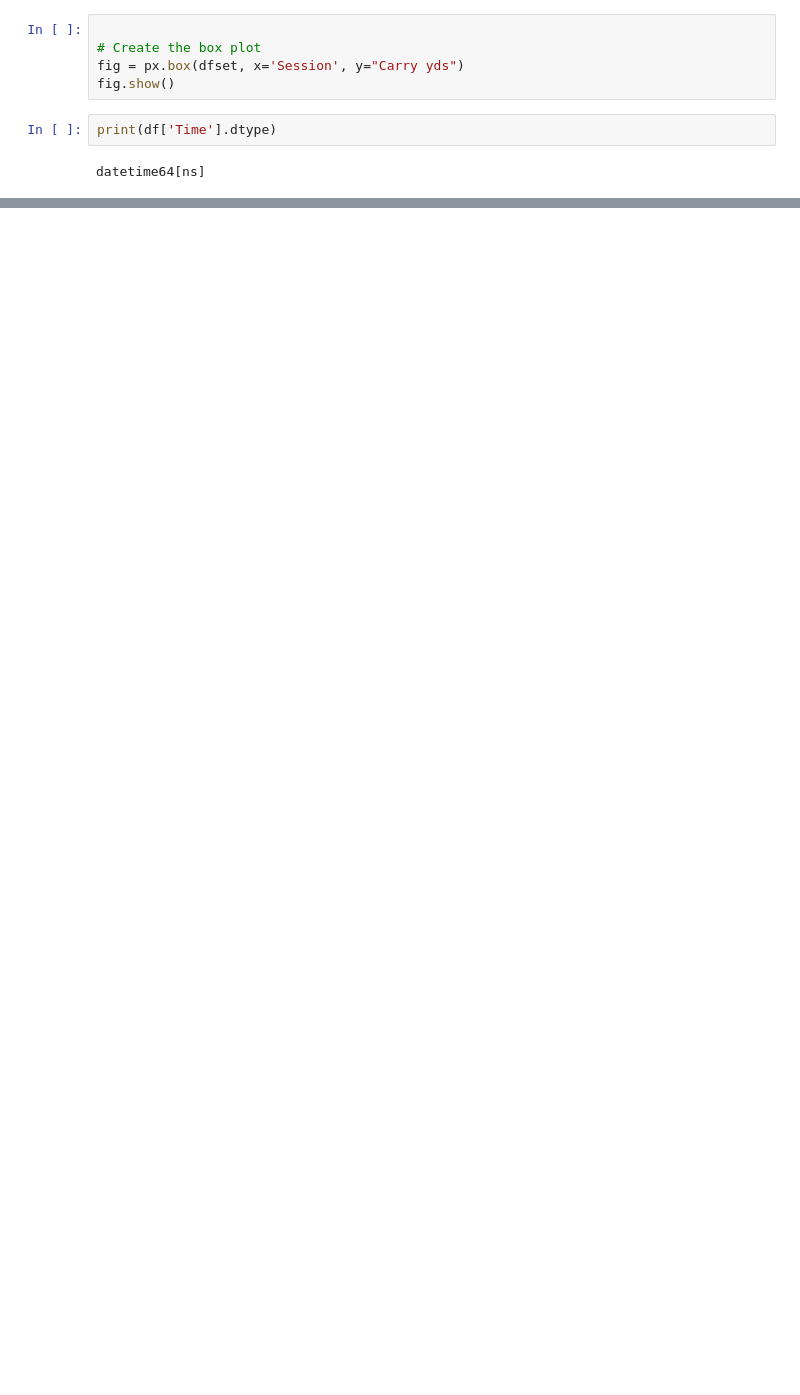
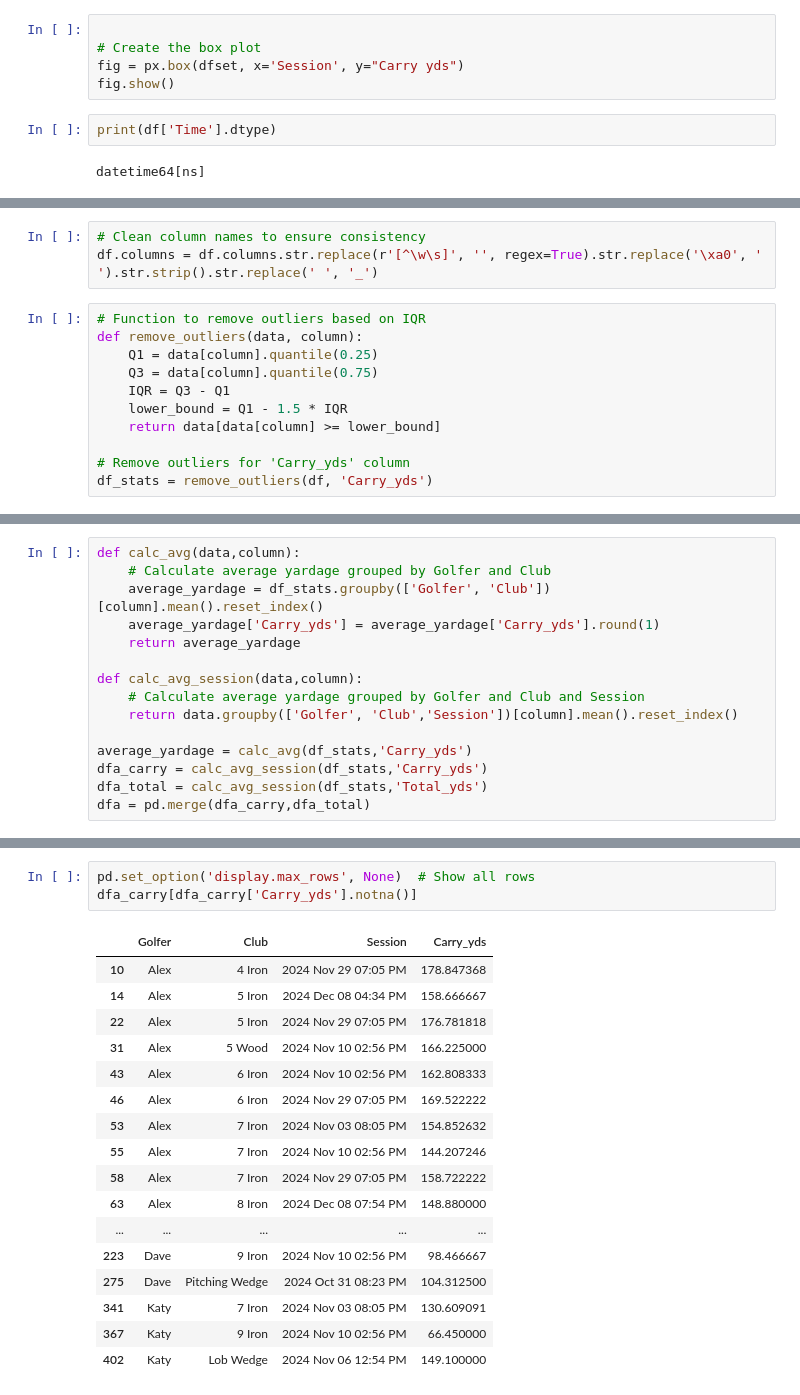
Before and after one commit to dmombo/GolfStats, a Jupyter notebook: Golf test.ipynb, the cells around one changed output, grey strips where cells are left out. Saved outputs shown, nothing was run; the diff lists cells and outputs as text; blank space fills up the shorter version.

Commit message:
Updated data and code, added parameter images

```diff
--- a/Golf test.ipynb
+++ b/Golf test.ipynb
@@ -169,0 +691,14 @@ datetime64[ns]
+# %%
+# Clean column names to ensure consistency
+df.columns = df.columns.str.replace(r'[^\w\s]', '', regex=True).str.replace('\xa0', ' ').str.strip().str.replace(' ', '_')
+# %%
+# Function to remove outliers based on IQR
+def remove_outliers(data, column):
+    Q1 = data[column].quantile(0.25)
+    Q3 = data[column].quantile(0.75)
+    IQR = Q3 - Q1
+    lower_bound = Q1 - 1.5 * IQR
+    return data[data[column] >= lower_bound]
+
+# Remove outliers for 'Carry_yds' column
+df_stats = remove_outliers(df, 'Carry_yds')
@@ -169,0 +709,15 @@ datetime64[ns]
+# %%
+def calc_avg(data,column):
+    # Calculate average yardage grouped by Golfer and Club
+    average_yardage = df_stats.groupby(['Golfer', 'Club'])[column].mean().reset_index()
+    average_yardage['Carry_yds'] = average_yardage['Carry_yds'].round(1)
+    return average_yardage
+
+def calc_avg_session(data,column):
+    # Calculate average yardage grouped by Golfer and Club and Session
+    return data.groupby(['Golfer', 'Club','Session'])[column].mean().reset_index()
+
+average_yardage = calc_avg(df_stats,'Carry_yds')
+dfa_carry = calc_avg_session(df_stats,'Carry_yds')
+dfa_total = calc_avg_session(df_stats,'Total_yds')
+dfa = pd.merge(dfa_carry,dfa_total)
@@ -169,0 +792,21 @@ datetime64[ns]
+# %%
+pd.set_option('display.max_rows', None)  # Show all rows
+dfa_carry[dfa_carry['Carry_yds'].notna()]
+# %% [output]
+|  | Golfer | Club | Session | Carry_yds |
+| 10 | Alex | 4 Iron | 2024 Nov 29 07:05 PM | 178.847368 |
+| 14 | Alex | 5 Iron | 2024 Dec 08 04:34 PM | 158.666667 |
+| 22 | Alex | 5 Iron | 2024 Nov 29 07:05 PM | 176.781818 |
+| 31 | Alex | 5 Wood | 2024 Nov 10 02:56 PM | 166.225000 |
+| 43 | Alex | 6 Iron | 2024 Nov 10 02:56 PM | 162.808333 |
+| 46 | Alex | 6 Iron | 2024 Nov 29 07:05 PM | 169.522222 |
+| 53 | Alex | 7 Iron | 2024 Nov 03 08:05 PM | 154.852632 |
+| 55 | Alex | 7 Iron | 2024 Nov 10 02:56 PM | 144.207246 |
+| 58 | Alex | 7 Iron | 2024 Nov 29 07:05 PM | 158.722222 |
+| 63 | Alex | 8 Iron | 2024 Dec 08 07:54 PM | 148.880000 |
+| ... | ... | ... | ... | ... |
+| 223 | Dave | 9 Iron | 2024 Nov 10 02:56 PM | 98.466667 |
+| 275 | Dave | Pitching Wedge | 2024 Oct 31 08:23 PM | 104.312500 |
+| 341 | Katy | 7 Iron | 2024 Nov 03 08:05 PM | 130.609091 |
+| 367 | Katy | 9 Iron | 2024 Nov 10 02:56 PM | 66.450000 |
+| 402 | Katy | Lob Wedge | 2024 Nov 06 12:54 PM | 149.100000 |
```
Also changed, not shown: parts of 14 cells of this notebook, 3 other files.
